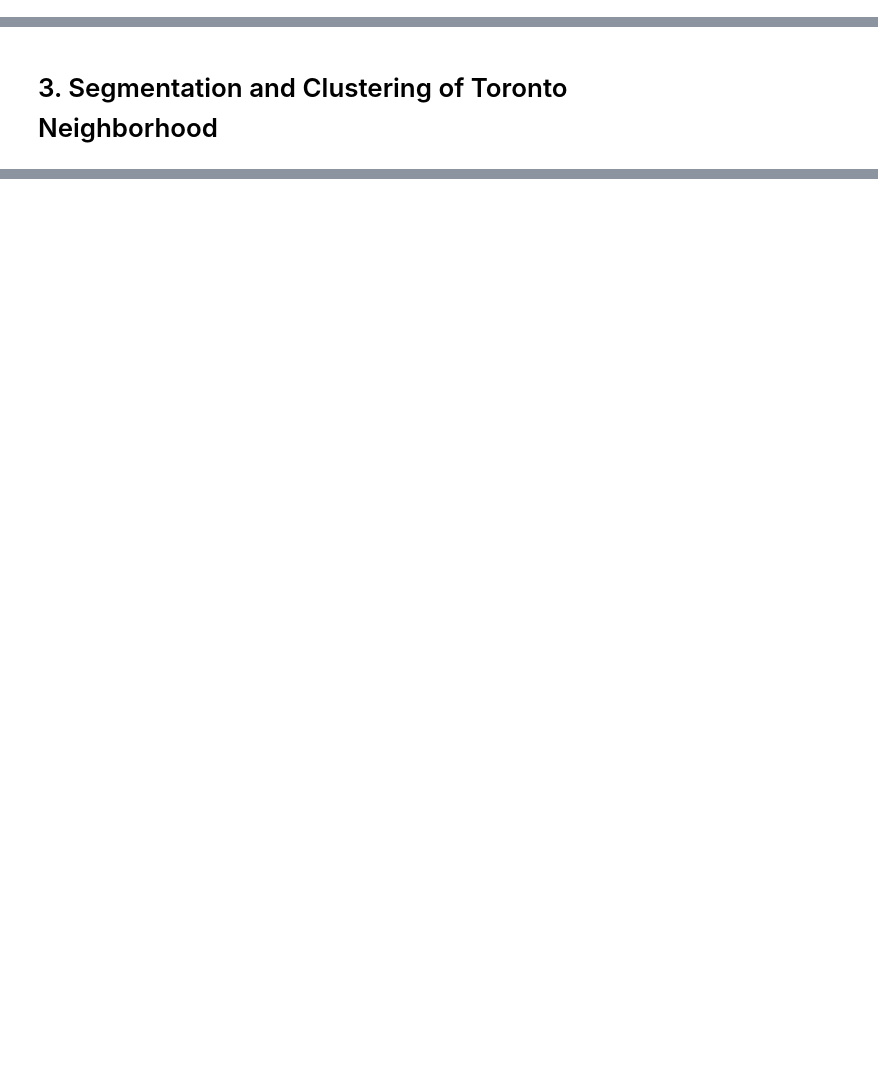
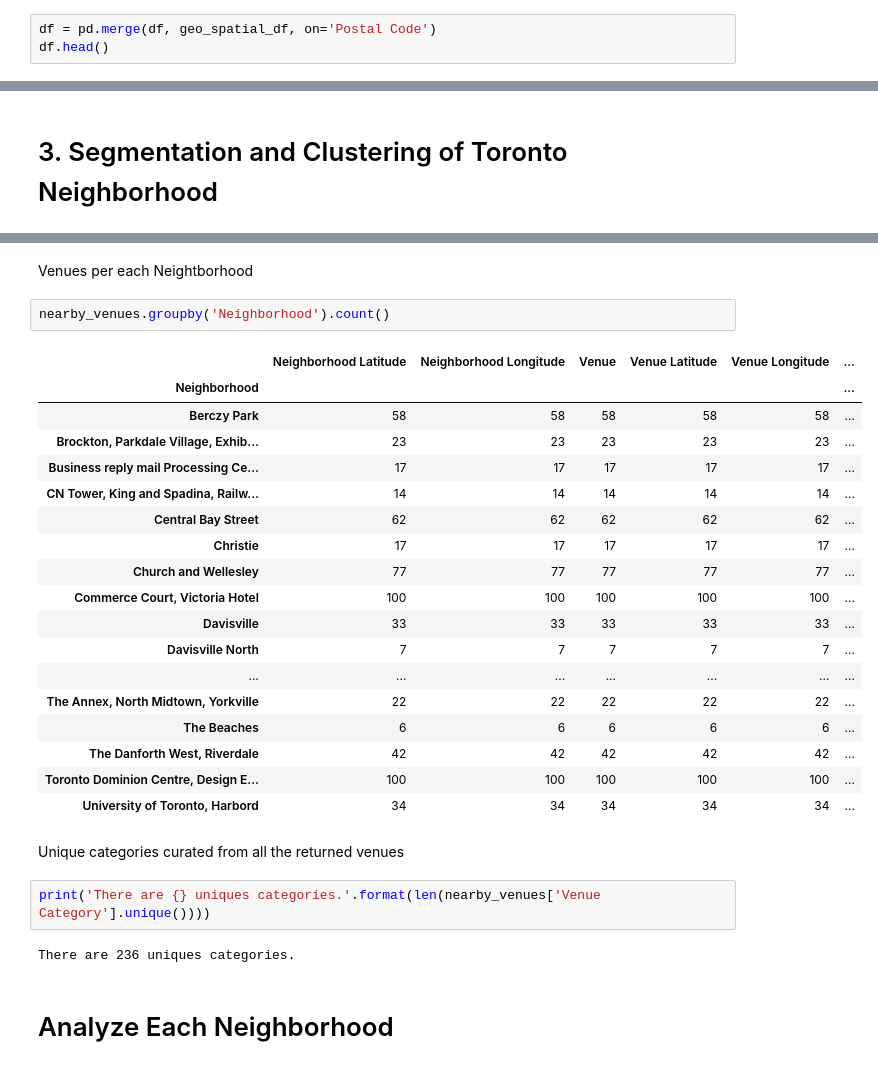
Before and after one commit to saisuhanth/capstone_project, a Jupyter notebook: Toronto Neighborhood Clustering.ipynb, the cells around one changed output, grey strips where cells are left out. Drawn from its saved outputs; the diff is of its cells as text; blank space fills up the shorter version.

```diff
--- a/Toronto Neighborhood Clustering.ipynb
+++ b/Toronto Neighborhood Clustering.ipynb
@@ -130,0 +68,3 @@ df.head()
+# %%
+df = pd.merge(df, geo_spatial_df, on='Postal Code')
+df.head()
@@ -265,0 +247,31 @@ map_toronto
+# %% [markdown]
+Venues per each Neightborhood
+# %%
+nearby_venues.groupby('Neighborhood').count()
+# %% [output]
+|  | Neighborhood Latitude | Neighborhood Longitude | Venue | Venue Latitude | Venue Longitude | ... |
+| Neighborhood |  |  |  |  |  | ... |
+| Berczy Park | 58 | 58 | 58 | 58 | 58 | ... |
+| Brockton, Parkdale Village, Exhib... | 23 | 23 | 23 | 23 | 23 | ... |
+| Business reply mail Processing Ce... | 17 | 17 | 17 | 17 | 17 | ... |
+| CN Tower, King and Spadina, Railw... | 14 | 14 | 14 | 14 | 14 | ... |
+| Central Bay Street | 62 | 62 | 62 | 62 | 62 | ... |
+| Christie | 17 | 17 | 17 | 17 | 17 | ... |
+| Church and Wellesley | 77 | 77 | 77 | 77 | 77 | ... |
+| Commerce Court, Victoria Hotel | 100 | 100 | 100 | 100 | 100 | ... |
+| Davisville | 33 | 33 | 33 | 33 | 33 | ... |
+| Davisville North | 7 | 7 | 7 | 7 | 7 | ... |
+| ... | ... | ... | ... | ... | ... | ... |
+| The Annex, North Midtown, Yorkville | 22 | 22 | 22 | 22 | 22 | ... |
+| The Beaches | 6 | 6 | 6 | 6 | 6 | ... |
+| The Danforth West, Riverdale | 42 | 42 | 42 | 42 | 42 | ... |
+| Toronto Dominion Centre, Design E... | 100 | 100 | 100 | 100 | 100 | ... |
+| University of Toronto, Harbord | 34 | 34 | 34 | 34 | 34 | ... |
+# %% [markdown]
+Unique categories curated from all the returned venues
+# %%
+print('There are {} uniques categories.'.format(len(nearby_venues['Venue Category'].unique())))
+# %% [output]
+There are 236 uniques categories.
+# %% [markdown]
+# Analyze Each Neighborhood
```
Also changed, not shown: parts of 55 cells of this notebook, 3 other files.
